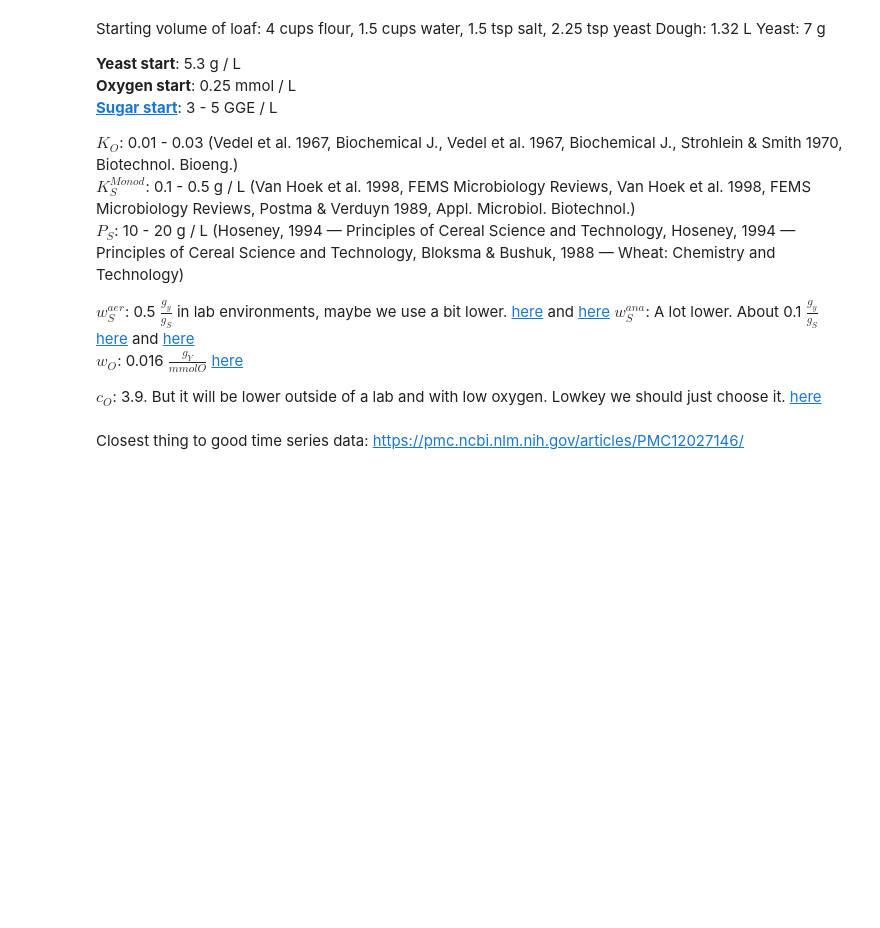
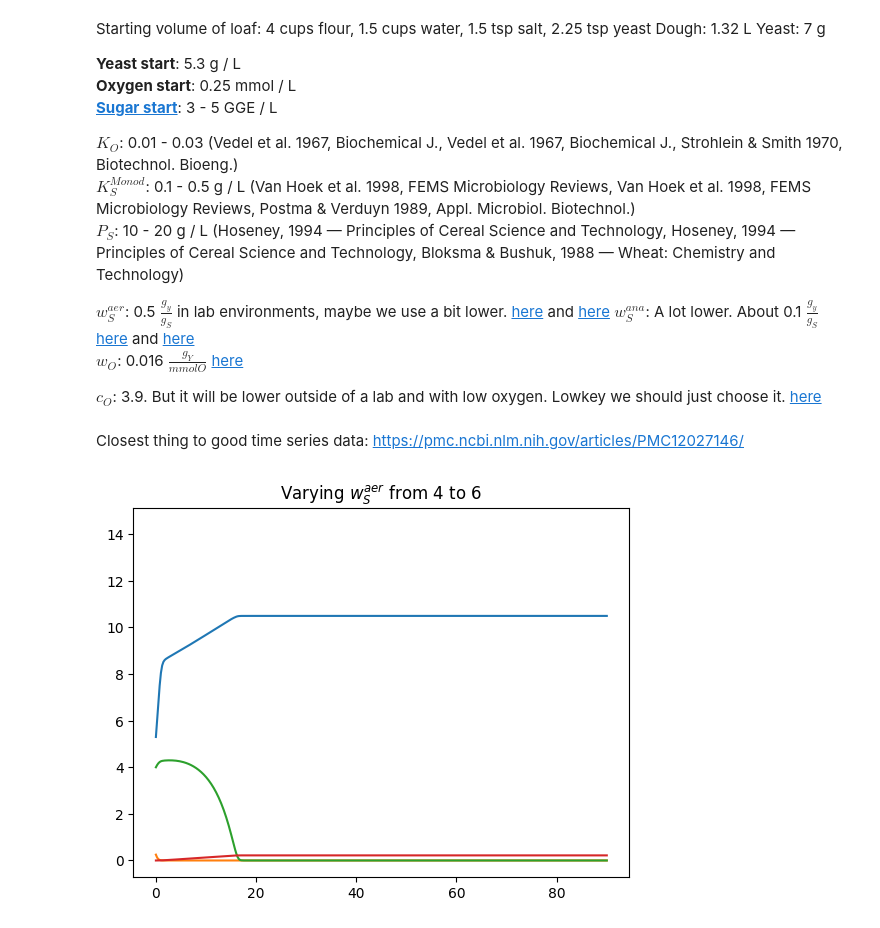
Before and after one commit to EthanPrimes/modeling_yeast_spread, a Jupyter notebook: mcrm_experiments.ipynb, the cells around one changed output. Cells and saved outputs as stored; diff of their text form; code cells hidden in the pictures; blank space fills up the shorter version.

Commit message:
Added code for animation, paramter analysis

```diff
--- a/mcrm_experiments.ipynb
+++ b/mcrm_experiments.ipynb
@@ -218,0 +265,41 @@ https://pmc.ncbi.nlm.nih.gov/articles/PMC12027146/
+# %%
+import matplotlib.animation as animation
+animation.writer = animation.writers['ffmpeg']
+
+# Set the arrays for frames and for the domain of the graph
+ts = np.linspace(4, 6, 1000)
+xs = np.linspace(0, 90, 360)
+
+# Create a figure object and add a subplot
+fig = plt.figure()
+ax = fig.add_subplot(1, 1, 1)
+
+ax.set_title(r"Varying $w_S^{aer}$ from 4 to 6")
+
+y, o, s, c = get_lines(params)
+yline, = ax.plot(xs, y, label="Y")
+oline, = ax.plot(xs, o, label="O")
+sline, = ax.plot(xs, s, label="S")
+cline, = ax.plot(xs, c, label="C")
+
+
+def update(t):
+    wo, waer, wana = 0.0156, .45, .1
+    ko, ks = .015, .3
+    ps, rs = 15, .4
+    co, cs, m = .5, .15, 0
+    Y_0, O_0, S_0, C_0 = 5.3, 0.25, 4, 0
+
+    params = (wo, t, wana, ko, ks, ps, rs, co, cs, m, Y_0, O_0, S_0, C_0)
+
+    y, o, s, c = get_lines(params)
+
+    for line, data in [(yline, y), (oline, o), (sline, s), (cline, c)]:
+        line.set_data(xs, data)
+
+    return yline, oline, sline, cline
+
+# Create animation object with figure, update function, frames, and 10 ms in between each frame
+ani = animation.FuncAnimation(fig, update, frames=ts, interval=10)
+# %% [output]
+[figure, added]
```
Also changed, not shown: parts of 8 cells of this notebook.
